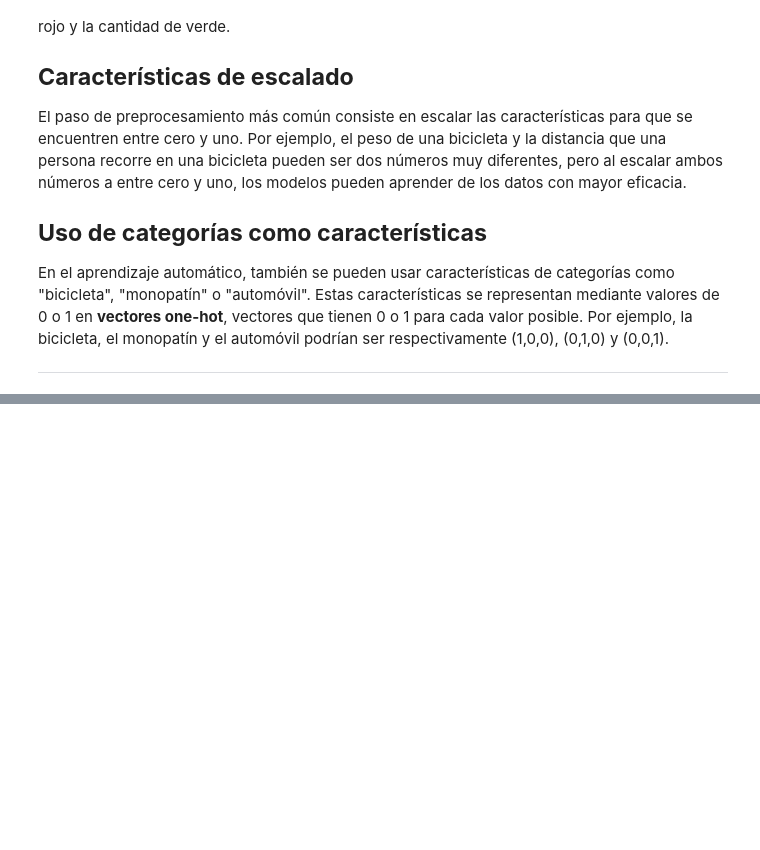
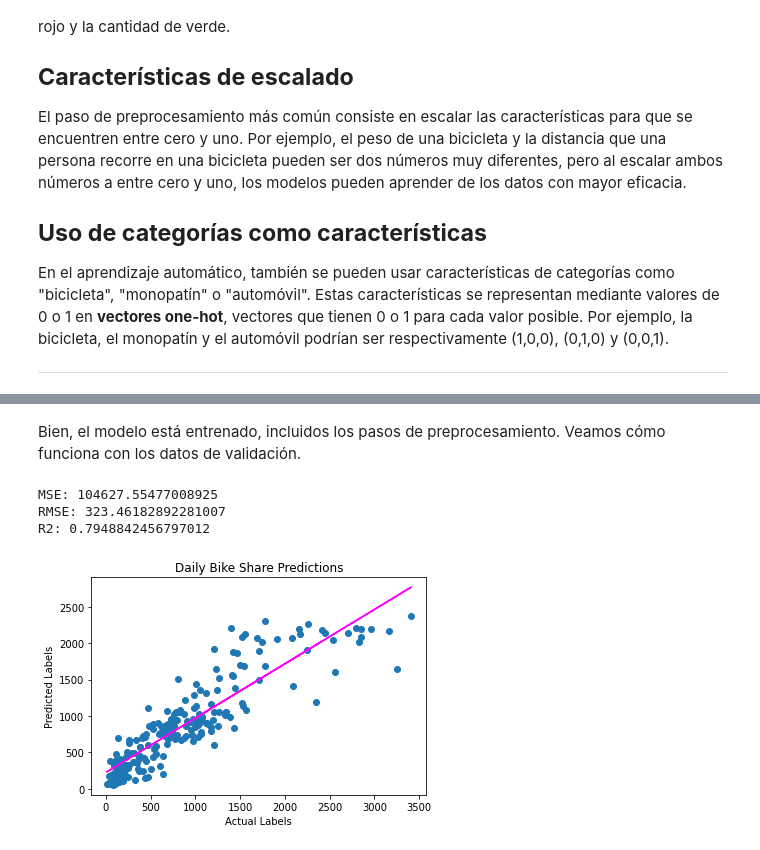
Before and after one commit to EMcoding17/ExtraccionConocimientosDeBD, a Jupyter notebook: Entrenar_Evaluar_Modelos_Regresion.ipynb, the cells around one changed output, grey strips where cells are left out. Drawn from its saved outputs; the diff is of its cells as text; code cells hidden in the pictures; blank space fills up the shorter version.

```diff
--- a/Entrenar_Evaluar_Modelos_Regresion.ipynb
+++ b/Entrenar_Evaluar_Modelos_Regresion.ipynb
@@ -792,0 +1056,28 @@ En el aprendizaje automático, también se pueden usar características de categ
+# %% [markdown]
+Bien, el modelo está entrenado, incluidos los pasos de preprocesamiento. Veamos cómo funciona con los datos de validación.
+# %%
+# Get predictions
+predictions = model.predict(X_test)
+
+# Display metrics
+mse = mean_squared_error(y_test, predictions)
+print("MSE:", mse)
+rmse = np.sqrt(mse)
+print("RMSE:", rmse)
+r2 = r2_score(y_test, predictions)
+print("R2:", r2)
+
+# Plot predicted vs actual
+plt.scatter(y_test, predictions)
+plt.xlabel('Actual Labels')
+plt.ylabel('Predicted Labels')
+plt.title('Daily Bike Share Predictions')
+z = np.polyfit(y_test, predictions, 1)
+p = np.poly1d(z)
+plt.plot(y_test,p(y_test), color='magenta')
+plt.show()
+# %% [output]
+MSE: 104627.55477008925
+RMSE: 323.46182892281007
+R2: 0.7948842456797012
+[figure, added]
```
Also changed, not shown: parts of 17 cells of this notebook.
